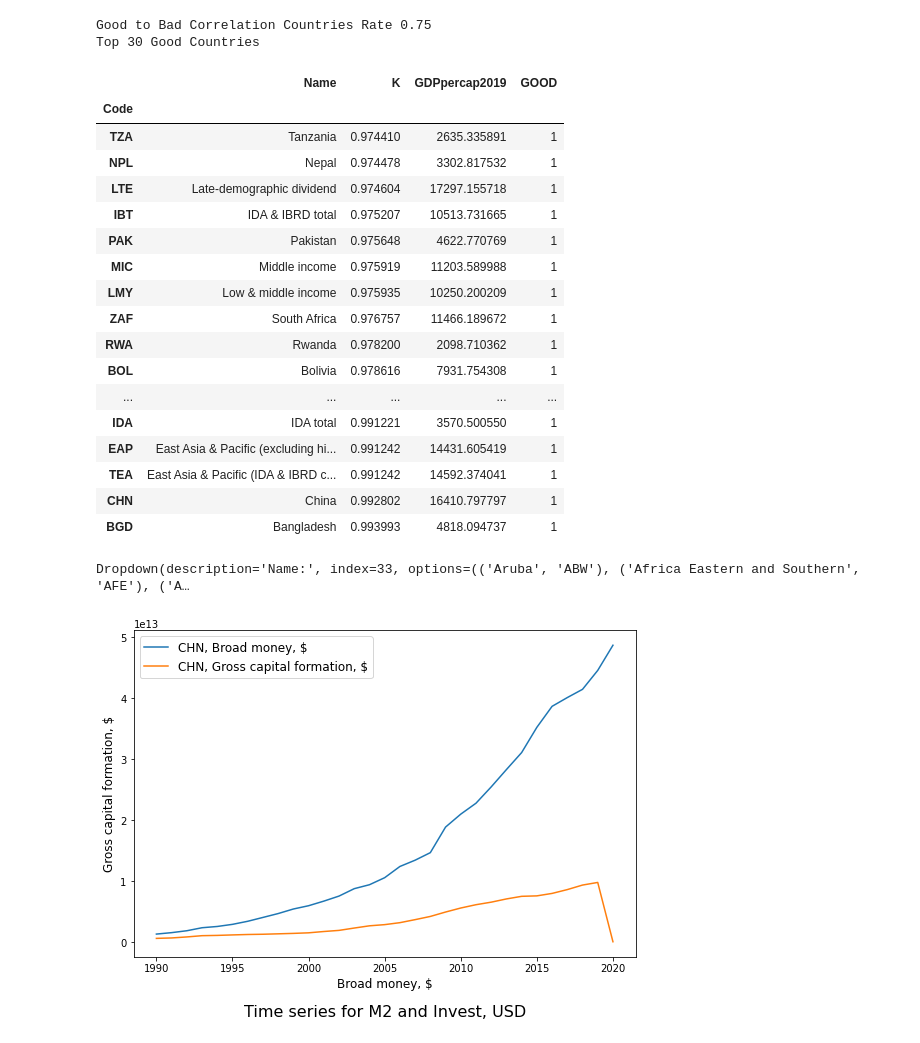
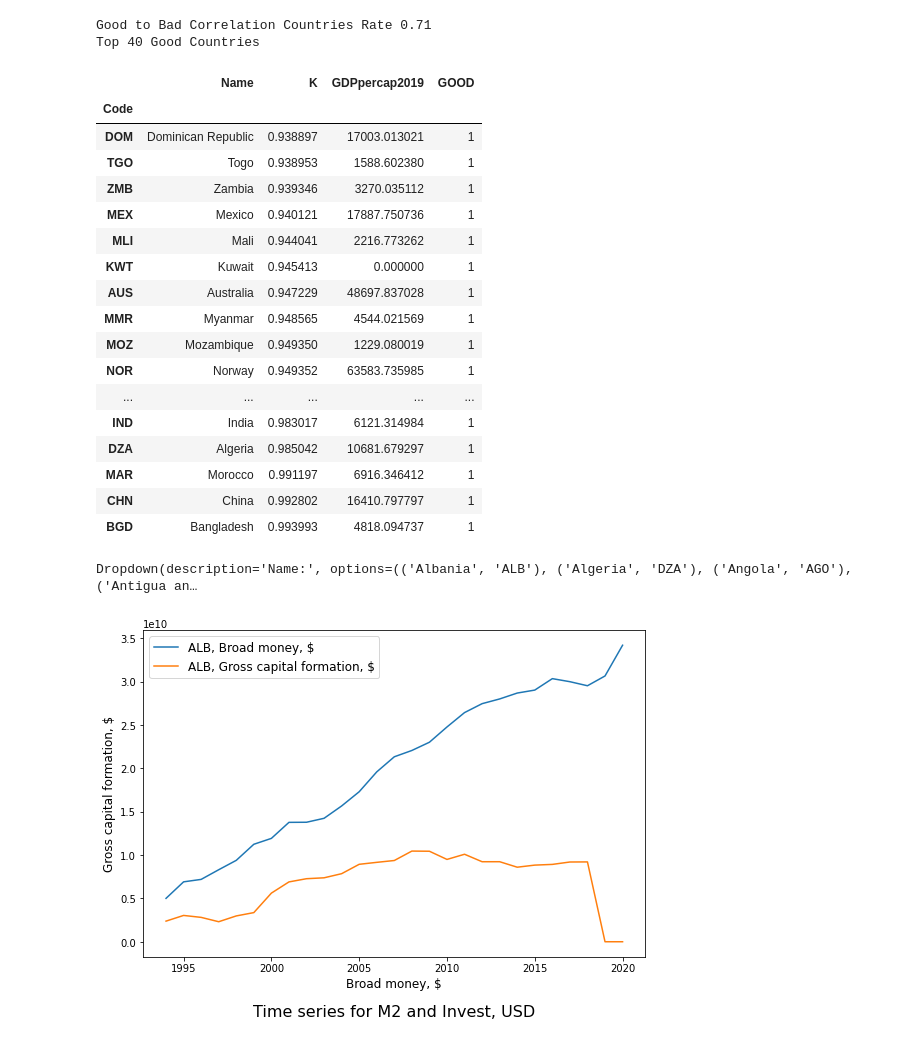
Before and after one commit to Polinden/InvestM3World, a Jupyter notebook: Polyna.ipynb, the cells around one changed output. Cells and saved outputs as stored; diff of their text form; code cells hidden in the pictures.

```diff
--- a/Polyna.ipynb
+++ b/Polyna.ipynb
@@ -2,5 +2,37 @@
 import pandas as pn
 import numpy as np
 import matplotlib.pyplot as plt
+from IPython.display import display, clear_output
+from IPython.display import Javascript
+import ipywidgets as widgets
+
+#path. to datafile
+p2df="/Users/denwolper/Desktop/Data_Extract_From_World_Development_Indicators vvishn.xlsx"
+##################
 # %%
-df=pn.read_excel("/Users/denwolper/Desktop/Data_Extract_From_World_Development_Indicators vvishn.xlsx")
+tb=widgets.ToggleButton(
+    value=True,
+    description='With Groups',
+    disabled=False,
+    button_style='info',
+    tooltip='Description',
+    icon='check'
+)
+
+df=pn.read_excel(p2df)
+def on_button_clicked(value):
+    global df
+    if value['new']:
+        tb.description='With Groups'
+        display(Javascript("Jupyter.notebook.execute_all_cells()"))
+    else:
+        tb.description='No Groups'
+        df=pn.read_excel(p2df)
+        df.drop(df[-201:].index, inplace=True)
+        display(Javascript("Jupyter.notebook.execute_cells([2,3,4,5,6,7,8,9,10,11,12,13,14,15,16,17,18,19,20,21,22])"))
+
+display(tb)
+pn.set_option('display.max_columns', None)
+pn.set_option('display.max_rows', 70)
+tb.observe(on_button_clicked, names='value')
+df0=pn.read_excel(p2df)
@@ -63,7 +98,7 @@ for name in l:
     i3=i1+1                                    #GDP percap
     thresh=0.65                                #threshold for Pearson corr
     cut_year=-1                                #No2020
-    top=30
+    top=40
     #########
     z=df.iloc[[i1,i2],3:cut_year].T
     first=(z.iloc[:,0]>0).idxmax()
@@ -79,34 +114,31 @@ print(f'\nGood to Bad Correlation Countries Rate {gb:0.2f}')
 print(f'Top {top} Good Countries')
 df2.set_index('Code').sort_values(['K'])[-top:]
 # %% [output]
-Good to Bad Correlation Countries Rate 0.75
-Top 30 Good Countries
+Good to Bad Correlation Countries Rate 0.71
+Top 40 Good Countries
 |  | Name | K | GDPpercap2019 | GOOD |
 | Code |  |  |  |  |
-| TZA | Tanzania | 0.974410 | 2635.335891 | 1 |
-| NPL | Nepal | 0.974478 | 3302.817532 | 1 |
-| LTE | Late-demographic dividend | 0.974604 | 17297.155718 | 1 |
-| IBT | IDA & IBRD total | 0.975207 | 10513.731665 | 1 |
-| PAK | Pakistan | 0.975648 | 4622.770769 | 1 |
-| MIC | Middle income | 0.975919 | 11203.589988 | 1 |
-| LMY | Low & middle income | 0.975935 | 10250.200209 | 1 |
-| ZAF | South Africa | 0.976757 | 11466.189672 | 1 |
-| RWA | Rwanda | 0.978200 | 2098.710362 | 1 |
-| BOL | Bolivia | 0.978616 | 7931.754308 | 1 |
+| DOM | Dominican Republic | 0.938897 | 17003.013021 | 1 |
+| TGO | Togo | 0.938953 | 1588.602380 | 1 |
+| ZMB | Zambia | 0.939346 | 3270.035112 | 1 |
+| MEX | Mexico | 0.940121 | 17887.750736 | 1 |
+| MLI | Mali | 0.944041 | 2216.773262 | 1 |
+| KWT | Kuwait | 0.945413 | 0.000000 | 1 |
+| AUS | Australia | 0.947229 | 48697.837028 | 1 |
+| MMR | Myanmar | 0.948565 | 4544.021569 | 1 |
+| MOZ | Mozambique | 0.949350 | 1229.080019 | 1 |
+| NOR | Norway | 0.949352 | 63583.735985 | 1 |
 | ... | ... | ... | ... | ... |
-| IDA | IDA total | 0.991221 | 3570.500550 | 1 |
-| EAP | East Asia & Pacific (excluding hi... | 0.991242 | 14431.605419 | 1 |
-| TEA | East Asia & Pacific (IDA & IBRD c... | 0.991242 | 14592.374041 | 1 |
+| IND | India | 0.983017 | 6121.314984 | 1 |
+| DZA | Algeria | 0.985042 | 10681.679297 | 1 |
+| MAR | Morocco | 0.991197 | 6916.346412 | 1 |
 | CHN | China | 0.992802 | 16410.797797 | 1 |
 | BGD | Bangladesh | 0.993993 | 4818.094737 | 1 |
 # %%
 #experiment with the country selected
 #input your country code (from the list above)
 
-from IPython.display import display, clear_output
-from IPython.display import Javascript
-import ipywidgets as widgets
-ls=(df2.loc[:,['Name', 'Code']].to_numpy())
+ls=(df2.loc[:,['Name', 'Code']].sort_values('Name').to_numpy())
 cn=ls[0,1]
 ls=[(l[0], l[1]) for l in ls]
 
@@ -127,32 +159,32 @@ def fill_pl():
       z=z.loc[first:]
       z.dropna(how="any", inplace=True)
       clear_output(wait=True)
       ax.clear()
       ax.set_xlabel("Broad money, $", fontsize=12)
       ax.set_ylabel("Gross capital formation, $", fontsize=12)
       ax.set_title('Time series for M2 and Invest, USD', fontsize=16, y=-0.2)
       display(drdw)
       if not zpl:
         zpl=ax.plot(z)
         ax.legend([f'{cn}, Broad money, $', f'{cn}, Gross capital formation, $'], fontsize=12)
       else:
          ax.plot(z)
          ax.legend([f'{cn}, Broad money, $', f'{cn}, Gross capital formation, $'], fontsize=12)
          display(ax.figure)
          display(Javascript("Jupyter.notebook.execute_cells([10,11,12,13,14,15,16])"))
 
 
 
 def on_value_change(change):
       global cn
       cn=change['new']
       fill_pl()
 
 
 drdw.observe(on_value_change, names='value')
 fig = plt.figure(figsize=(9, 6))
 ax = fig.add_subplot(1,1,1)
 fill_pl()
 # %% [output]
-Dropdown(description='Name:', index=33, options=(('Aruba', 'ABW'), ('Africa Eastern and Southern', 'AFE'), ('A…
+Dropdown(description='Name:', options=(('Albania', 'ALB'), ('Algeria', 'DZA'), ('Angola', 'AGO'), ('Antigua an…
-[figure, old version]
+[figure, new version]
```
Also changed, not shown: parts of 9 cells of this notebook.
